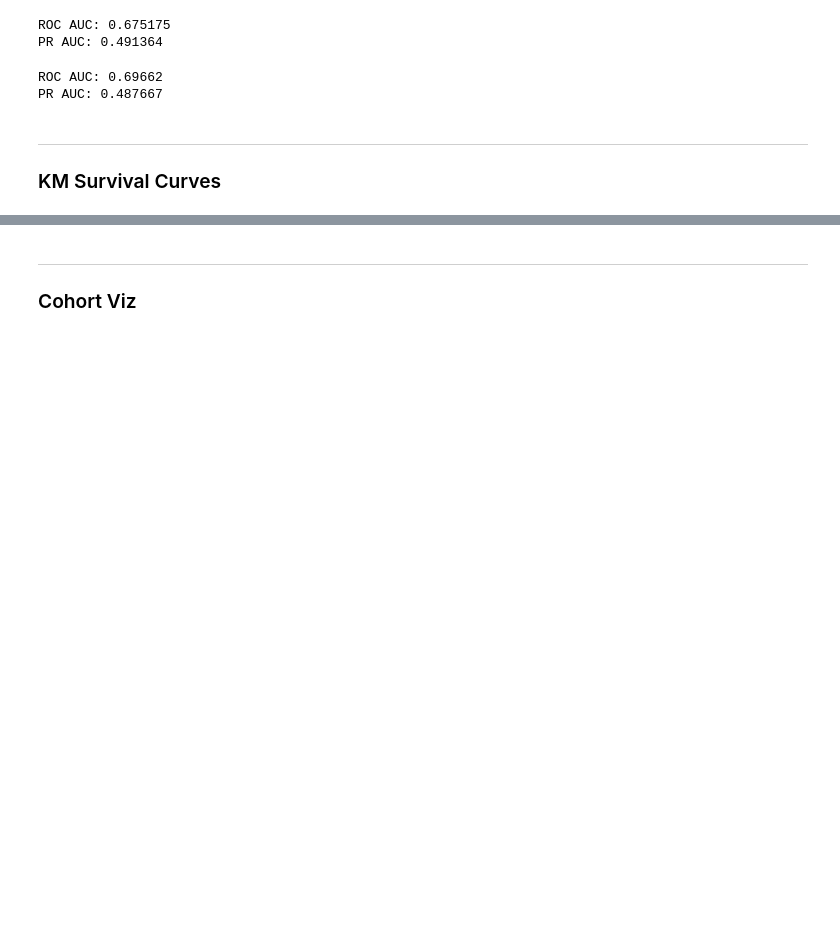
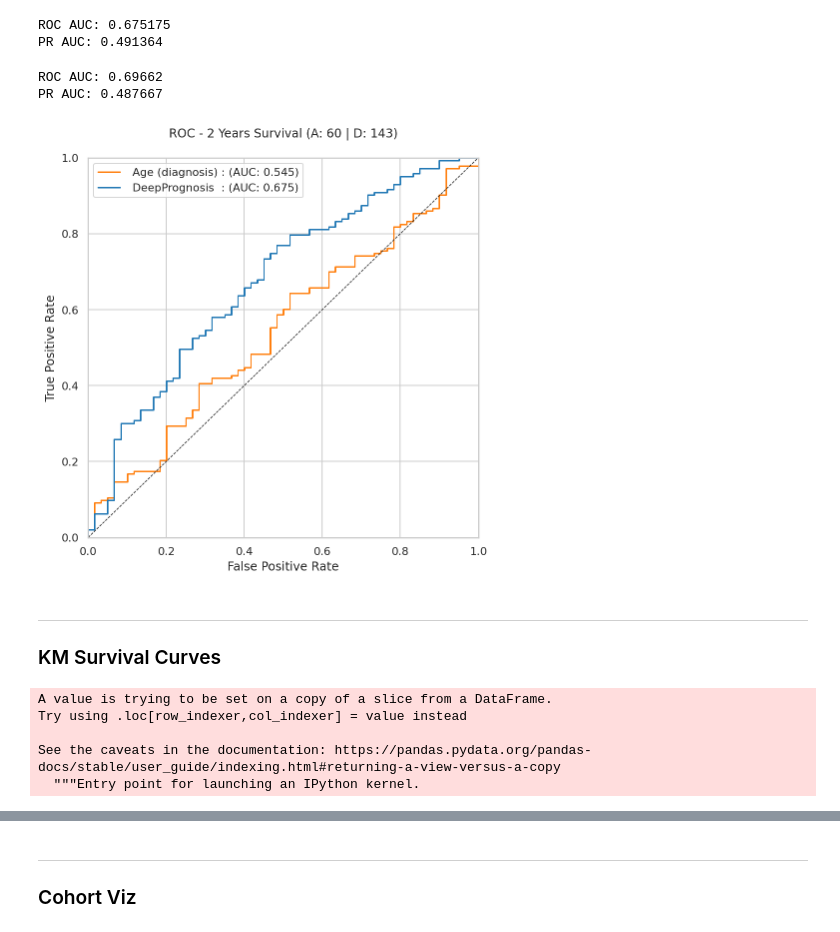
Before and after one commit to afshinmessiah/gcp-ai-lung1-deep-prognosis, a Jupyter notebook: src/result_viz.ipynb, the cells around one changed output, grey strips where cells are left out. Saved outputs shown, nothing was run; the diff lists cells and outputs as text; code cells hidden in the pictures; blank space fills up the shorter version.

```diff
--- a/src/result_viz.ipynb
+++ b/src/result_viz.ipynb
@@ -195,6 +256,29 @@ print("PR AUC: %g"%(pr_auc_baseline))
 # %% [output]
 ROC AUC: 0.69662
 PR AUC: 0.487667
+# %%
+fig, ax = plt.subplots(1, 1, figsize = (7, 7))
+
+sub_df = replication_df[~replication_df["age"].isna()]
+
+alive_2y = np.sum(sub_df["surv_2y"].values)
+dead_2y = len(sub_df) - alive_2y
+
+colors = ["tab:orange",
+          "tab:blue"]
+
+get_roc_fig(axis = ax,
+            colors = colors,
+            event = 1 - sub_df["surv_2y"].values,
+            event_name = "2 Years Survival (A: %g | D: %g)"%(alive_2y, dead_2y),
+            predictors_list = [sub_df["age"].values,
+                               np.stack(sub_df["CNN_output_raw"])[:, 0],
+                              ],
+            predictors_names = [" Age (diagnosis)",
+                                " DeepPrognosis "],
+           )
+# %% [output]
+[figure, added]
 # %% [markdown]
 ---
 
@@ -205,8 +289,18 @@ replication_df["surv_prob"] = np.stack(replication_df["CNN_output_raw"])[:, 0]
 surv_thresh_q = replication_df["surv_prob"].quantile([0.1, 0.5, 0.9])
 surv_thresh_q = surv_thresh_q.values
 
+# median computed of Radboud (n=104)
+median_tuning = tuning_df["logit_0"].quantile([0.5])
+median_tuning = median_tuning.values[0]
+
 ## ----------------------------------------
 
-surv_q1 = replication_df[replication_df["surv_prob"] <= surv_thresh_q[1]]
-surv_q2 = replication_df[replication_df["surv_prob"] > surv_thresh_q[1]]
+surv_q1 = replication_df[replication_df["surv_prob"] <= median_tuning]
+surv_q2 = replication_df[replication_df["surv_prob"] > median_tuning]
+# %% [output]
+A value is trying to be set on a copy of a slice from a DataFrame.
+Try using .loc[row_indexer,col_indexer] = value instead
+
+See the caveats in the documentation: https://pandas.pydata.org/pandas-docs/stable/user_guide/indexing.html#returning-a-view-versus-a-copy
+  """Entry point for launching an IPython kernel.
 # %%
```
Also changed, not shown: parts of 15 cells of this notebook, 2 other files.
